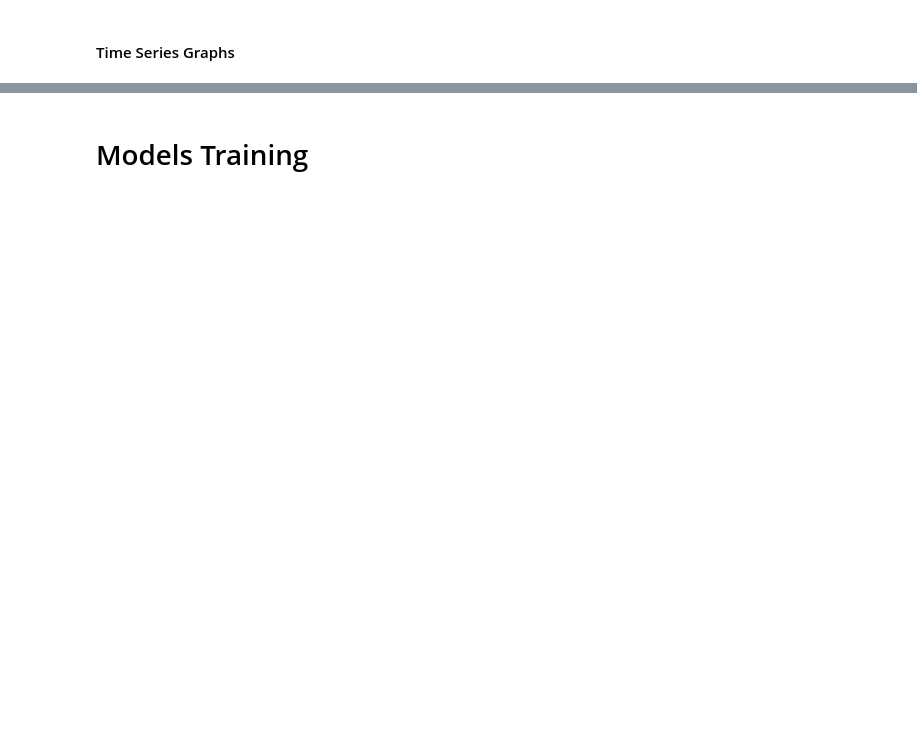
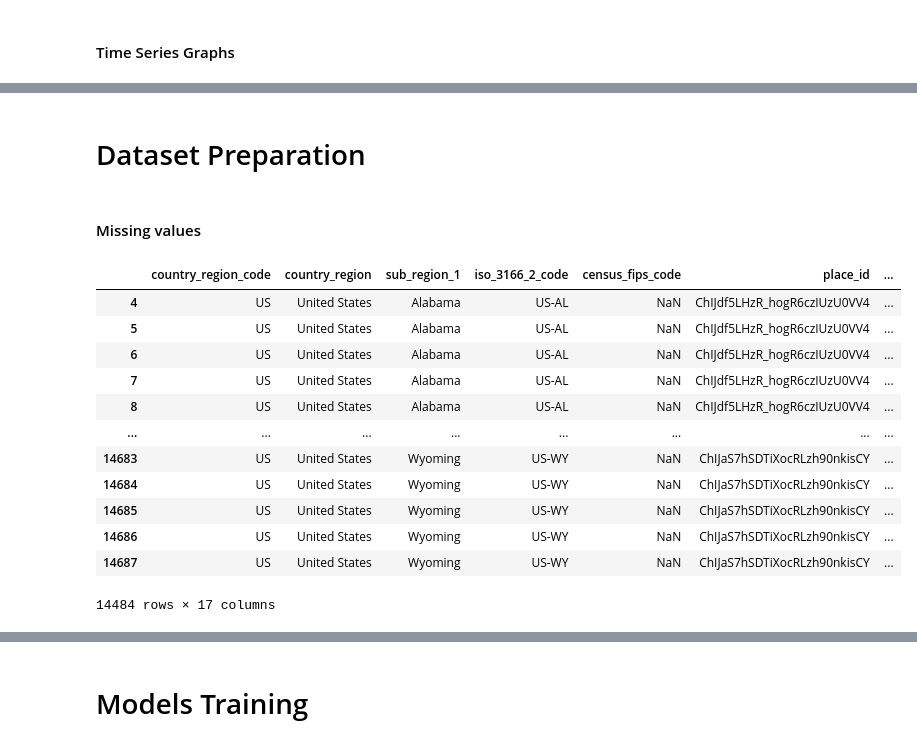
Before and after one commit to Zafarbek05/MLDA.CW.16417, a Jupyter notebook: notebooks/mlda.16417.ipynb, the cells around one changed output, grey strips where cells are left out. Saved outputs shown, nothing was run; the diff lists cells and outputs as text; code cells hidden in the pictures; blank space fills up the shorter version.

```diff
--- a/notebooks/mlda.16417.ipynb
+++ b/notebooks/mlda.16417.ipynb
@@ -203,0 +289,28 @@ plt.tight_layout()
+# %% [markdown]
+# Dataset Preparation
+# %% [markdown]
+#### Missing values
+# %%
+# imputing missing values in mobility data
+for col in mobility_columns:
+    df_joined[col] = df_joined.groupby('sub_region_1')[col].transform(
+        lambda x: x.interpolate(method='linear', limit_direction='both')
+    )
+
+# dropping cases with null data
+df_final = df_joined.dropna(subset=['new_cases_weekly']).copy()
+df_final
+# %% [output]
+|  | country_region_code | country_region | sub_region_1 | iso_3166_2_code | census_fips_code | place_id | ... |
+| 4 | US | United States | Alabama | US-AL | NaN | ChIJdf5LHzR_hogR6czIUzU0VV4 | ... |
+| 5 | US | United States | Alabama | US-AL | NaN | ChIJdf5LHzR_hogR6czIUzU0VV4 | ... |
+| 6 | US | United States | Alabama | US-AL | NaN | ChIJdf5LHzR_hogR6czIUzU0VV4 | ... |
+| 7 | US | United States | Alabama | US-AL | NaN | ChIJdf5LHzR_hogR6czIUzU0VV4 | ... |
+| 8 | US | United States | Alabama | US-AL | NaN | ChIJdf5LHzR_hogR6czIUzU0VV4 | ... |
+| ... | ... | ... | ... | ... | ... | ... | ... |
+| 14683 | US | United States | Wyoming | US-WY | NaN | ChIJaS7hSDTiXocRLzh90nkisCY | ... |
+| 14684 | US | United States | Wyoming | US-WY | NaN | ChIJaS7hSDTiXocRLzh90nkisCY | ... |
+| 14685 | US | United States | Wyoming | US-WY | NaN | ChIJaS7hSDTiXocRLzh90nkisCY | ... |
+| 14686 | US | United States | Wyoming | US-WY | NaN | ChIJaS7hSDTiXocRLzh90nkisCY | ... |
+| 14687 | US | United States | Wyoming | US-WY | NaN | ChIJaS7hSDTiXocRLzh90nkisCY | ... |
+14484 rows × 17 columns
```
Also changed, not shown: parts of 28 cells of this notebook, 1 other file.
